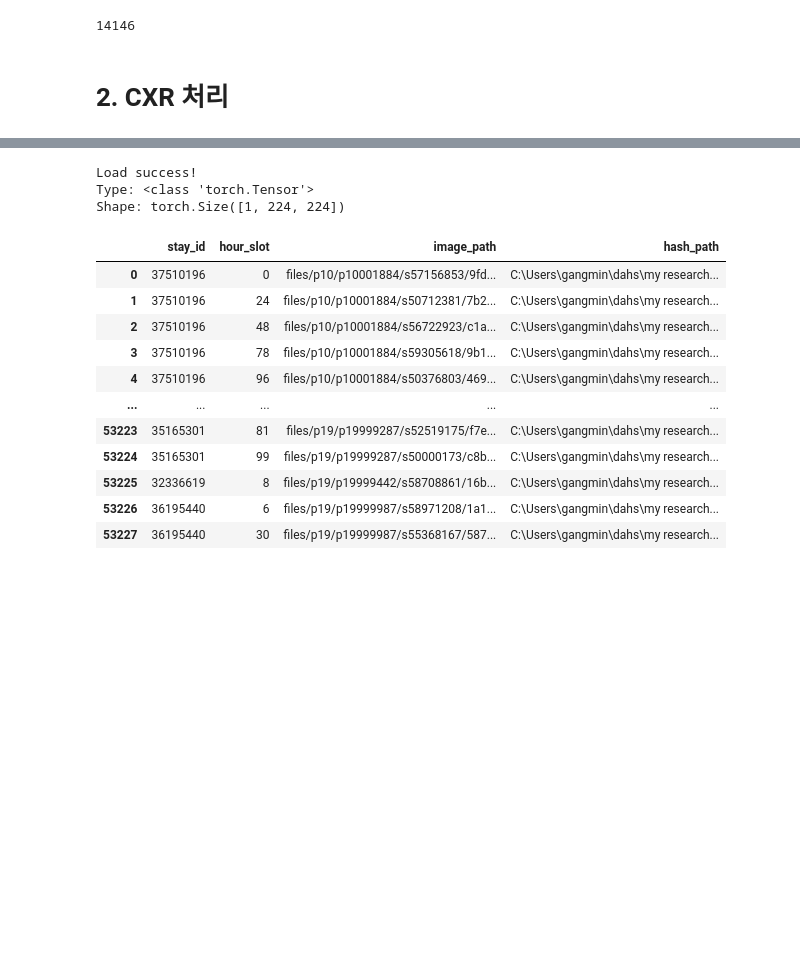
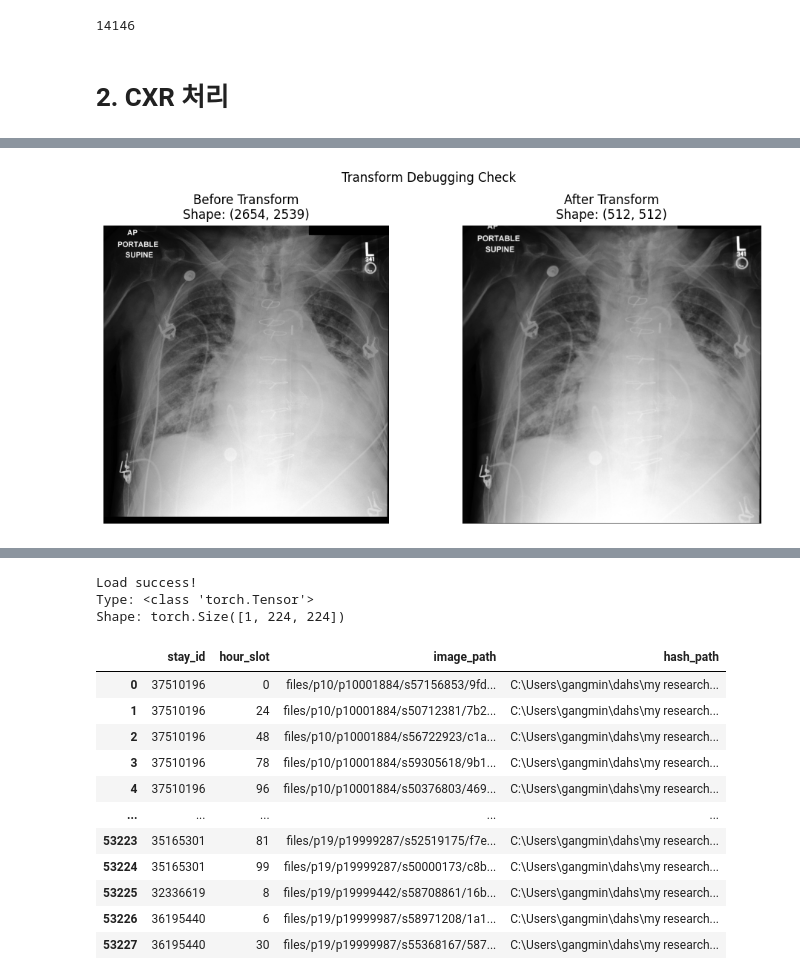
Before and after one commit to lastdancewithyou/multimodal_edema_prediction, a Jupyter notebook: preprocess/time_series_cxr_preprocess_20260316.ipynb, the cells around one changed output, grey strips where cells are left out. Saved outputs shown, nothing was run; the diff lists cells and outputs as text; code cells hidden in the pictures; blank space fills up the shorter version.

```diff
--- a/preprocess/time_series_cxr_preprocess_20260316.ipynb
+++ b/preprocess/time_series_cxr_preprocess_20260316.ipynb
@@ -2120,0 +2231,3 @@ from pathlib import PureWindowsPath
+# %%
+processor = AutoImageProcessor.from_pretrained("microsoft/rad-dino")
+model = AutoModel.from_pretrained("microsoft/rad-dino")
@@ -2120,0 +2287,8 @@ from pathlib import PureWindowsPath
+# %%
+# chexpert_pathologies = [
+#     'Atelectasis', 'Cardiomegaly', 'Consolidation', 'Edema', 'Enlarged Cardiomediastinum', 'Fracture', 'Lung Lesion', 'Lung Opacity',
+#     'No Finding', 'Pleural Effusion', 'Pleural Other', 'Pneumonia', 'Pneumothorax', 'Support Devices'
+# ]
+
+xrv_pathologies = xrv.datasets.default_pathologies
+print(xrv_pathologies)
@@ -2120,0 +2416,8 @@ from pathlib import PureWindowsPath
+# %%
+feature_batch_size = 512
+
+train_feature_dataset = TensorDataset(train_features, train_labels_tensor)
+val_feature_dataset = TensorDataset(val_features, val_labels_tensor)
+
+train_feature_loader = DataLoader(train_feature_dataset, batch_size=feature_batch_size, shuffle=True)
+val_feature_loader = DataLoader(val_feature_dataset, batch_size=feature_batch_size, shuffle=False)
@@ -2120,0 +2759,57 @@ from pathlib import PureWindowsPath
+# %%
+import os
+import torch
+import skimage.io
+import numpy as np
+import matplotlib.pyplot as plt
+from matplotlib.patches import Patch
+import torchvision.transforms as transforms
+import torchxrayvision as xrv
+
+seg_model = xrv.baseline_models.chestx_det.PSPNet().to(device)
+seg_model.eval()
+
+seg_transform = transforms.Compose([
+    xrv.datasets.XRayCenterCrop(), # 기존처럼 CenterCrop으로 정사각형 비율 맞추기
+    xrv.datasets.XRayResizer(512)  # 모델 규격에 맞게 512x512로 리사이징
+])
+
+anchor = 10 # 어디서부터 볼래?
+num_images_to_process = 1 # 몇 개 볼래?
+
+for i, img_path in enumerate(all_image_paths[anchor:anchor + num_images_to_process]):
+    img = skimage.io.imread(img_path)
+    img = xrv.datasets.normalize(img, 255) # 픽셀값 정규화
+
+    if len(img.shape) > 2:
+        img = img[:, :, 0] # 컬러(RGB)일 경우 첫 번째 채널(Gray)만 추출
+    if len(img.shape) < 2:
+        print("error, dimension lower than 2 for image")
+
+    img = img[None, :, :] # [1, H, W]
+
+    # 1. Transform 적용 전의 원본 비율/크기 확인용 변수 저장
+    img_before_transform = img[0].copy()
+
+    # 2. Transform 적용
+    img_transformed = seg_transform(img)
+
+    # 3. Transform 전/후 비교 출력
+    plt.figure(figsize=(10, 5))
+
+    plt.subplot(1, 2, 1)
+    plt.imshow(img_before_transform, cmap='gray')
+    plt.title(f"Before Transform\nShape: {img_before_transform.shape}")
+    plt.axis('off')
+
+    plt.subplot(1, 2, 2)
+    # img_transformed는 (1, H, W) 형태이므로 [0]으로 2D 배열로 만듦
+    plt.imshow(img_transformed[0], cmap='gray')
+    plt.title(f"After Transform\nShape: {img_transformed[0].shape}")
+    plt.axis('off')
+
+    plt.suptitle("Transform Debugging Check")
+    plt.tight_layout()
+    plt.show()
+# %% [output]
+[figure, added]
```
Also changed, not shown: parts of 42 cells of this notebook, 6 other files.
